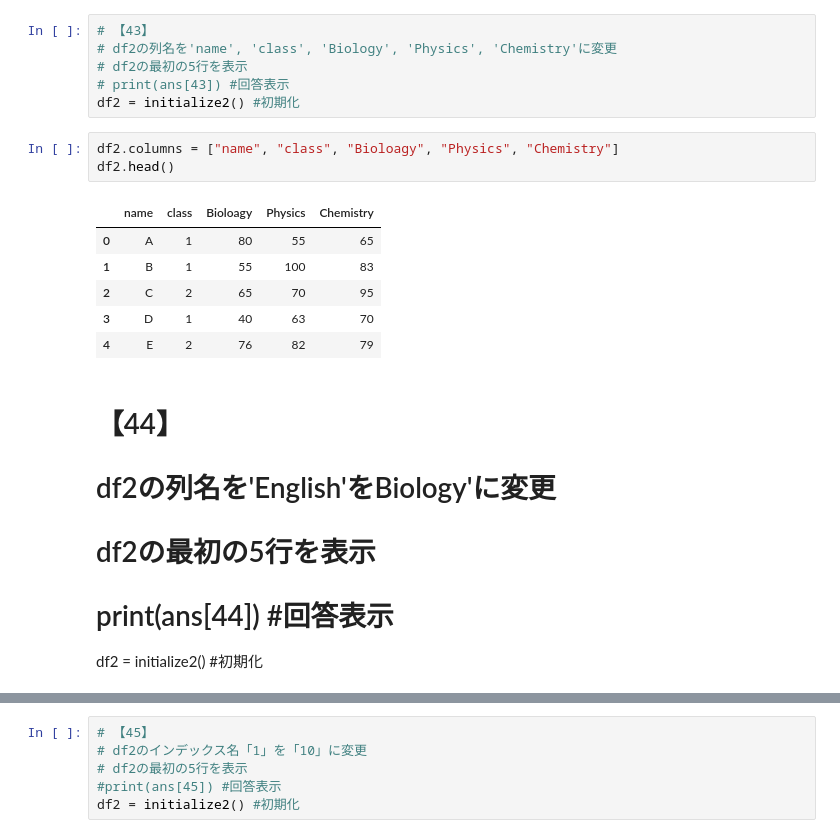
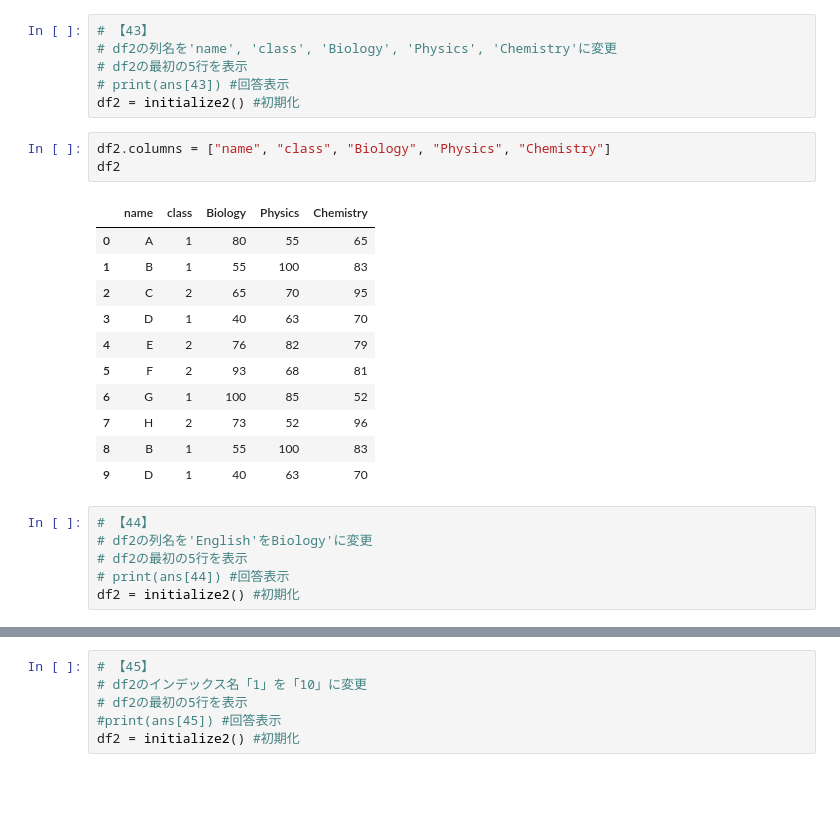
Before and after one commit to T-Sawao/Problem_100, a Jupyter notebook: pandas_100/notebook/01_Pandas_100_Knocks_for_Begginer_v1.0.4.ipynb, the cells around one changed output, grey strips where cells are left out. Drawn from its saved outputs; the diff is of its cells as text; blank space fills up the shorter version.

```diff
--- a/pandas_100/notebook/01_Pandas_100_Knocks_for_Begginer_v1.0.4.ipynb
+++ b/pandas_100/notebook/01_Pandas_100_Knocks_for_Begginer_v1.0.4.ipynb
@@ -805,21 +805,26 @@ df.drop(3, axis=0).head()
 # print(ans[43]) #回答表示
 df2 = initialize2() #初期化
 # %%
-df2.columns = ["name", "class", "Bioloagy", "Physics", "Chemistry"]
-df2.head()
+df2.columns = ["name", "class", "Biology", "Physics", "Chemistry"]
+df2
 # %% [output]
-|  | name | class | Bioloagy | Physics | Chemistry |
+|  | name | class | Biology | Physics | Chemistry |
 | 0 | A | 1 | 80 | 55 | 65 |
 | 1 | B | 1 | 55 | 100 | 83 |
 | 2 | C | 2 | 65 | 70 | 95 |
 | 3 | D | 1 | 40 | 63 | 70 |
 | 4 | E | 2 | 76 | 82 | 79 |
+| 5 | F | 2 | 93 | 68 | 81 |
+| 6 | G | 1 | 100 | 85 | 52 |
+| 7 | H | 2 | 73 | 52 | 96 |
+| 8 | B | 1 | 55 | 100 | 83 |
+| 9 | D | 1 | 40 | 63 | 70 |
-# %% [markdown]
-# 【44】
-# df2の列名を'English'をBiology'に変更
-# df2の最初の5行を表示
-# print(ans[44]) #回答表示
-df2 = initialize2() #初期化
+# %%
+# 【44】
+# df2の列名を'English'をBiology'に変更
+# df2の最初の5行を表示
+# print(ans[44]) #回答表示
+df2 = initialize2() #初期化
 # %%
 df2 = df2.rename(columns={"English":"Biology"})
 df2
```
Also changed, not shown: parts of 43 cells of this notebook, 1 other file.
